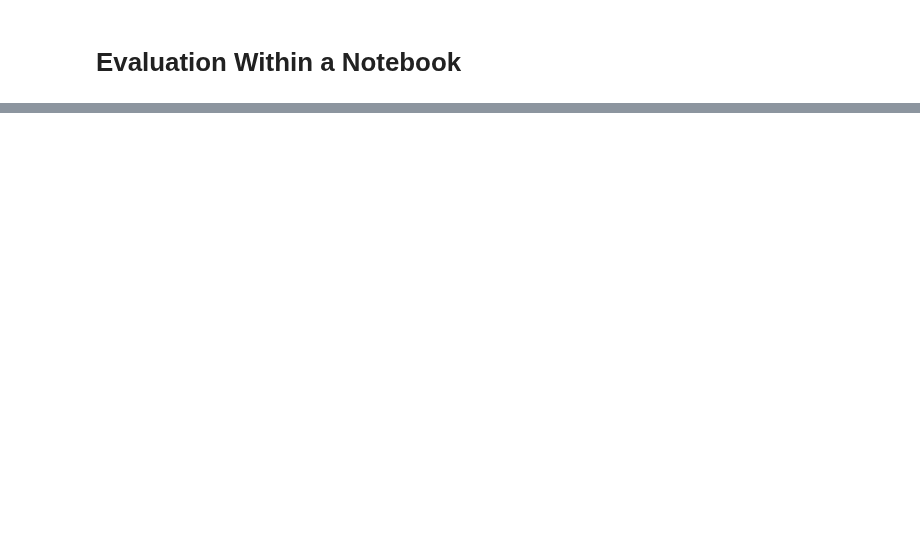
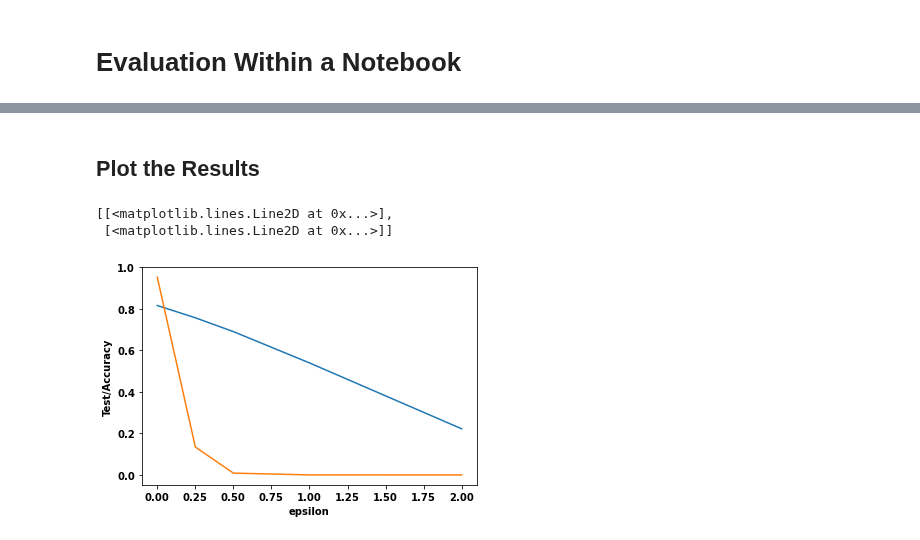
Before and after one commit to mit-ll-responsible-ai/responsible-ai-toolbox, a Jupyter notebook: experiments/madry/Experiments.ipynb, the cells around one changed output, grey strips where cells are left out. Drawn from its saved outputs; the diff is of its cells as text; code cells hidden in the pictures; blank space fills up the shorter version.

Commit message:
update madry

```diff
--- a/experiments/madry/Experiments.ipynb
+++ b/experiments/madry/Experiments.ipynb
@@ -77,0 +23,9 @@ Restricted ImageNet Accuracy (epsilon=3): 80.79%
+# %%
+# Implement the evaluation task for RobustnessCurv
+class MadryLabRobustness(RobustnessCurve):
+    @staticmethod
+    def evaluation_task(
+        seed: int, trainer: pl.Trainer, module: pl.LightningModule
+    ) -> None:
+        pl.seed_everything(seed)
+        trainer.test(module)
@@ -77,0 +34,5 @@ Restricted ImageNet Accuracy (epsilon=3): 80.79%
+# %%
+robustness_job = MadryLabRobustness(configs.Config)
+robustness_job.run(
+    epsilon=[0, 0.25, 0.5, 1.0, 2.0], ckpt="mitll_cifar_nat.pt, mitll_cifar_l2_1_0.pt"
+)
@@ -77,0 +83,8 @@ Restricted ImageNet Accuracy (epsilon=3): 80.79%
+# %% [markdown]
+## Plot the Results
+# %%
+robustness_job.plot("Test/Accuracy", group="ckpt")
+# %% [output]
+[[<matplotlib.lines.Line2D at 0x...>],
+ [<matplotlib.lines.Line2D at 0x...>]]
+[figure, added]
```
Also changed, not shown: parts of 20 cells of this notebook, 2 other files.
